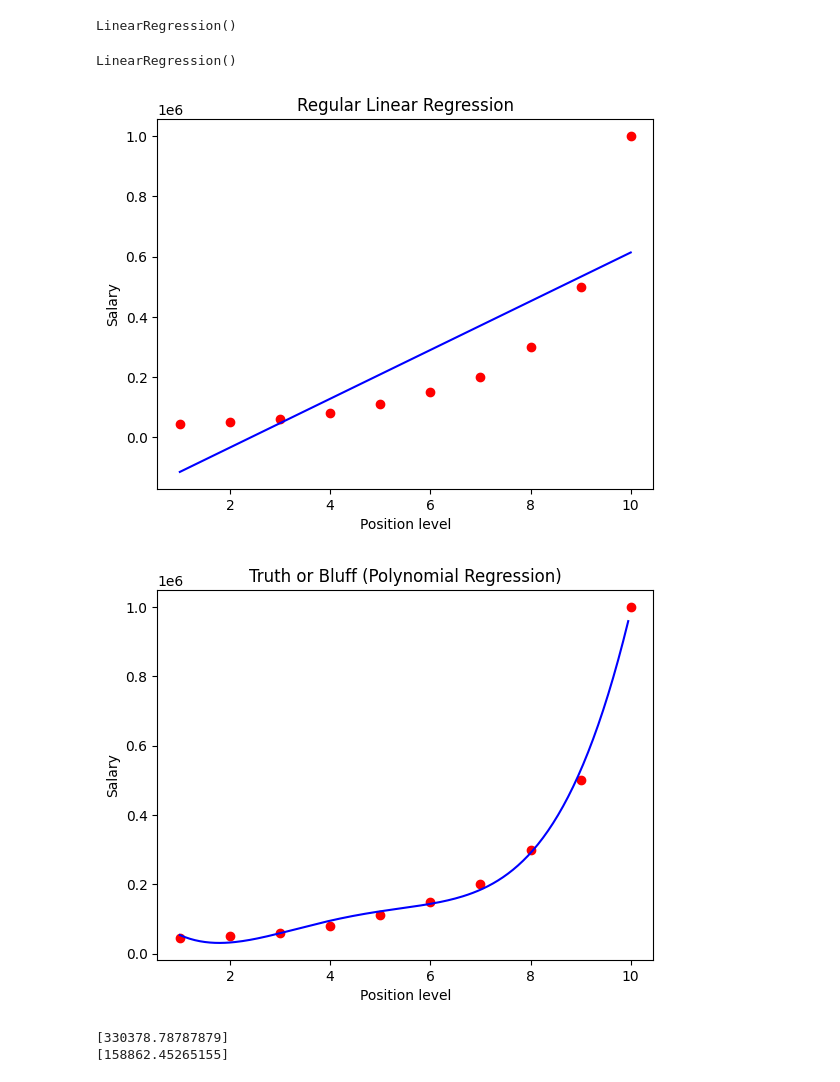
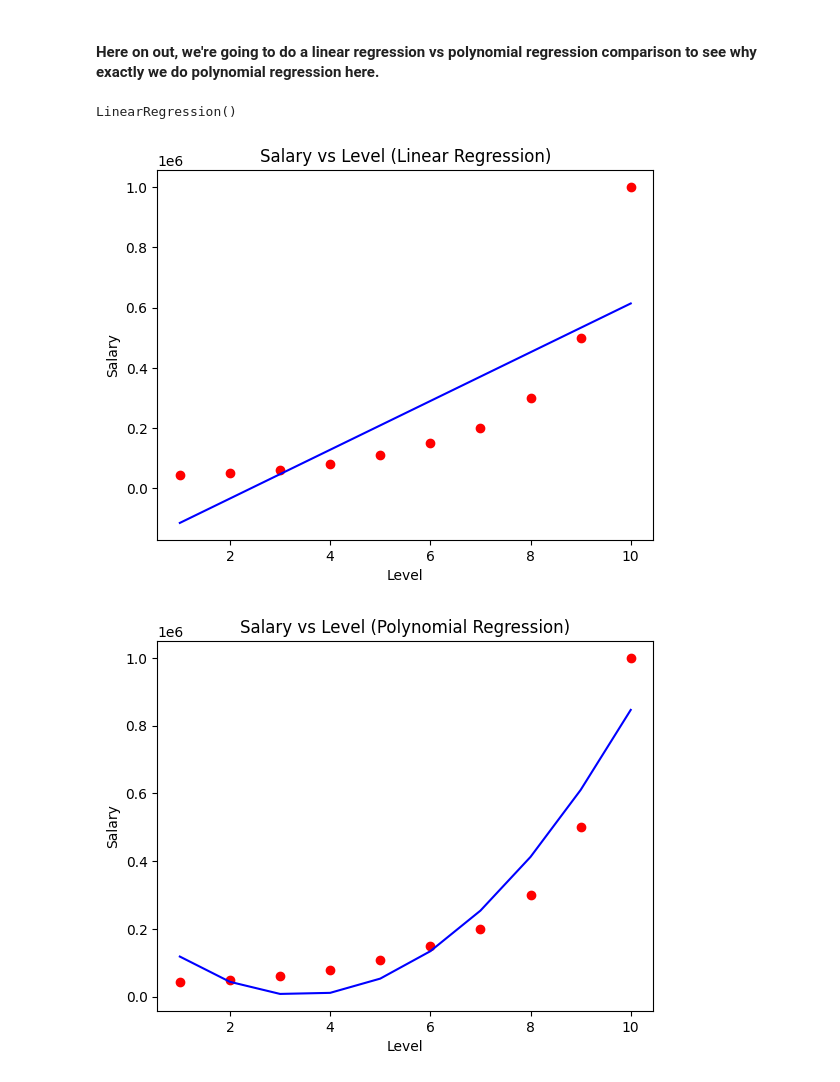
Before and after one commit to AdityaHegde712/ML-course, a Jupyter notebook: Day 2/Polynomial Linear Regression.ipynb, the cells around one changed output. Saved outputs shown, nothing was run; the diff lists cells and outputs as text; code cells hidden in the pictures.

```diff
--- a/Day 2/Polynomial Linear Regression.ipynb
+++ b/Day 2/Polynomial Linear Regression.ipynb
@@ -13,45 +35,37 @@ y = df.iloc[:, -1].values
-# %%
-# Linear regression on the whole dataset instead of train test split
-lg = LinearRegression()
-lg.fit(x, y)
-# %% [output]
-LinearRegression()
-# %%
-# Training the poly model on the entire dataset
-poly = PolynomialFeatures(degree=4)
-x_poly = poly.fit_transform(x)
-lg2 = LinearRegression()
-lg2.fit(x_poly, y)
-# %% [output]
-LinearRegression()
+# %% [markdown]
+#### Here on out, we're going to do a linear regression vs polynomial regression comparison to see why exactly we do polynomial regression here.
+# %%
+# Since dataset is small, we'll just train on the entire dataset.
+
+# Linear regression on the dataset:
+lin_reg = LinearRegression()
+lin_reg.fit(x, y)
+
+# Polynomial regression on the dataset:
+poly_reg = PolynomialFeatures(degree = 2) # We'll use a 2nd degree poly for now
+x_poly = poly_reg.fit_transform(x) # This will transform x into a matrix of x, x^2, x^3, etc.
+lin_reg_2 = LinearRegression()
+lin_reg_2.fit(x_poly, y)
+# %% [output]
+LinearRegression()
 # %%
-# Visualization of both
-plt.scatter(x, y, color='red')
-plt.plot(x, lg.predict(x), color='blue')
-plt.title("Regular Linear Regression")
-plt.xlabel('Position level')
+# Now we visualize the results from both.
+
+# Linear regression visualization
+plt.scatter(x, y, color = 'red')
+plt.plot(x, lin_reg.predict(x), color = 'blue')
+plt.title('Salary vs Level (Linear Regression)')
+plt.xlabel('Level')
 plt.ylabel('Salary')
 plt.show()
 
-x_grid = np.arange(min(x), max(x), 0.05)
-x_grid = x_grid.reshape((len(x_grid), 1))
+# Polynomial regression visualisation
 plt.scatter(x, y, color = 'red')
-plt.plot(x_grid, lg2.predict(poly.fit_transform(x_grid)), color = 'blue')
-plt.title('Truth or Bluff (Polynomial Regression)')
-plt.xlabel('Position level')
+plt.plot(x, lin_reg_2.predict(x_poly), color = 'blue')
+plt.title('Salary vs Level (Polynomial Regression)')
+plt.xlabel('Level')
 plt.ylabel('Salary')
 plt.show()
 # %% [output]
-[figure, old version]
+[figure, new version]
-[figure, old version]
+[figure, new version]
-# %%
-# From here on out, prediction happens with individual values.
-
-# Regular Linear Regression:
-print(lg.predict([[6.5]]))
-
-# Polynomial Regression
-print(lg2.predict(poly.fit_transform([[6.5]])))
-# %% [output]
-[330378.78787879]
-[158862.45265155]
```
Also changed, not shown: parts of 7 cells of this notebook, 2 other files.
